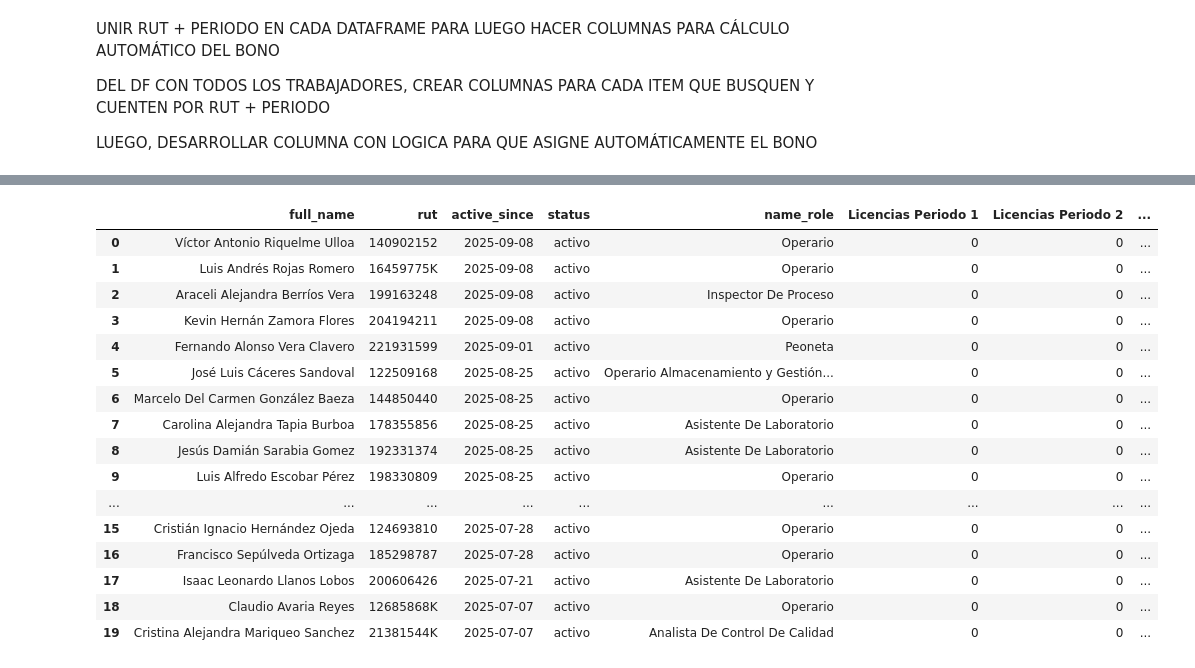
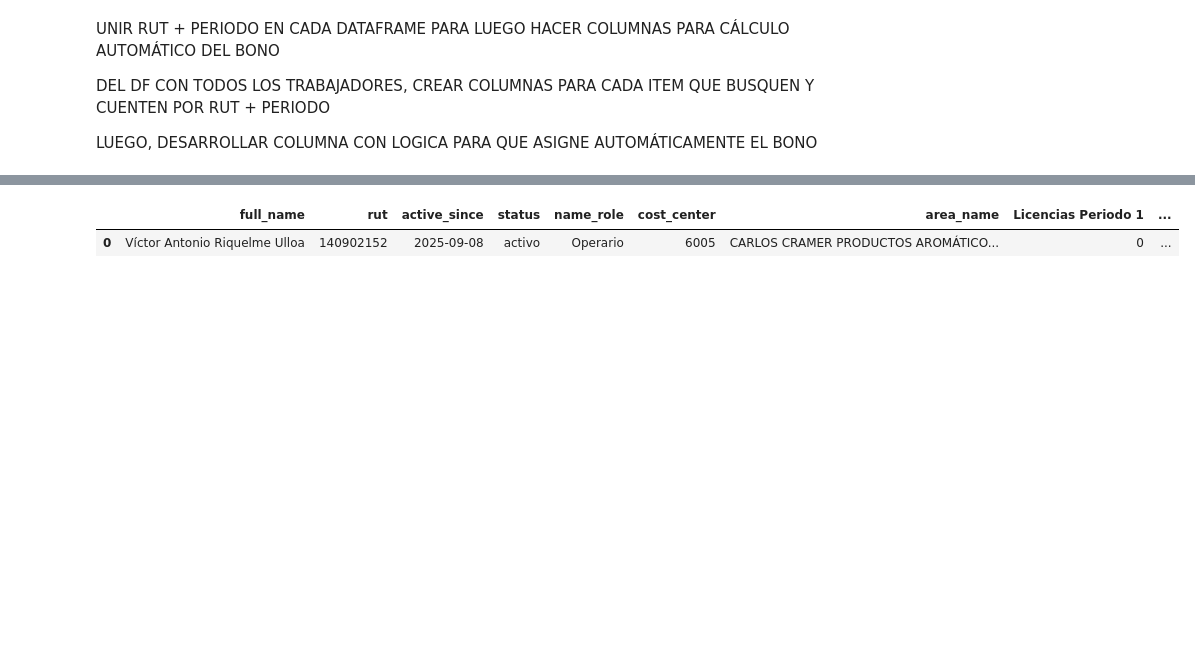
Before and after one commit to bgacitua/contenedor_cramer, a Jupyter notebook: Scripts de Python/Script Bono Asistencia/script_bono_asistencia_v3_final.ipynb, the cells around one changed output, grey strips where cells are left out. Saved outputs shown, nothing was run; the diff lists cells and outputs as text; code cells hidden in the pictures; blank space fills up the shorter version.

Commit message:
Script del bono funcionando 99%. Falta reordenar el ingreso de las direcciones de los archivos para estar al 100. Pero funciona ok.

```diff
--- a/Scripts de Python/Script Bono Asistencia/script_bono_asistencia_v3_final.ipynb
+++ b/Scripts de Python/Script Bono Asistencia/script_bono_asistencia_v3_final.ipynb
@@ -590,12 +622,12 @@ display(df_atrasos_calculo.head())
 # %%
 # Convertir las columnas a formato datetime, ignorando errores y valores vacíos
-df_atrasos_calculo['horaProgramadaInicio'] = pd.to_datetime(df_atrasos_calculo['horaProgramadaInicio'], errors='coerce')
+df_atrasos_calculo['horaInicio'] = pd.to_datetime(df_atrasos_calculo['horaInicio'], errors='coerce')
 df_atrasos_calculo['HoraInicioMarcaReloj'] = pd.to_datetime(df_atrasos_calculo['HoraInicioMarcaReloj'], errors='coerce')
-df_atrasos_calculo['horaProgramadaTermino'] = pd.to_datetime(df_atrasos_calculo['horaProgramadaTermino'], errors='coerce')
+df_atrasos_calculo['horaTermino'] = pd.to_datetime(df_atrasos_calculo['horaTermino'], errors='coerce')
 df_atrasos_calculo['HoraTerminoMarcaReloj'] = pd.to_datetime(df_atrasos_calculo['HoraTerminoMarcaReloj'], errors='coerce')
 
-# Calcular la diferencia de tiempo para cada fila
-df_atrasos_calculo['Diferencia'] = df_atrasos_calculo['horaProgramadaInicio'] - df_atrasos_calculo['HoraInicioMarcaReloj']
+# Calcular la diferencia de tiempo para cada fila (en formato datetime)
+df_atrasos_calculo['Diferencia'] = df_atrasos_calculo['horaInicio'] - df_atrasos_calculo['HoraInicioMarcaReloj']
 
 # Extraer los minutos y segundos de la columna 'Diferencia'
 df_atrasos_calculo['minutos_antes'] = df_atrasos_calculo['Diferencia'].dt.total_seconds() / 60
@@ -609,9 +650,10 @@ df_atrasos_calculo = df_atrasos_calculo[df_atrasos_calculo['PuestoIntegracion_tr
 print(f"Filas originales: {df_atrasos_calculo.shape[0]}")
 print(f"Filas después del filtro: {df_atrasos_calculo.shape[0]}")
 
-horas_filtradas = df_atrasos_calculo[['nombreCompleto', 'rut', 'PuestoIntegracion_trabajador', 'fecha', 'horaProgramadaInicio', 'HoraInicioMarcaReloj', 'minutos_antes', 'nombreTipoAusencia']]
+columnas_finales = ['nombreCompleto', 'rut', 'PuestoIntegracion_trabajador', 'Centrocosto_trabajador', 'fecha', 'horaInicio', 'HoraInicioMarcaReloj', 'minutos_antes', 'segundos_antes', 'nombreTipoAusencia']
+df_atrasos_calculo_filtrado = df_atrasos_calculo[columnas_finales]
 permisos_aux = [' ']
-horas_permisos_filtrados = horas_filtradas[horas_filtradas['nombreTipoAusencia'].isin(permisos_aux)]
+horas_permisos_filtrados = df_atrasos_calculo_filtrado[df_atrasos_calculo_filtrado['nombreTipoAusencia'].isin(permisos_aux)]
 
 horas_permisos_exportar = horas_permisos_filtrados[horas_permisos_filtrados['minutos_antes'] < -10]
 
@@ -623,7 +665,7 @@ horas_permisos_exportar['periodo'] = horas_permisos_exportar['fecha'].apply(
     )
 )
 
-agrupado_permisos_exportar = horas_permisos_exportar.groupby(['nombreCompleto', 'rut', 'PuestoIntegracion_trabajador','periodo']).agg({
+agrupado_permisos_exportar = horas_permisos_exportar.groupby(['nombreCompleto', 'rut', 'PuestoIntegracion_trabajador','periodo', 'Centrocosto_trabajador']).agg({
     'minutos_antes': 'count',
     'fecha': ['min', 'max']
 }).reset_index()
@@ -758,7 +727,7 @@ df_marcas_filtrado = df_marcas_filtrado.rename(columns={'Rut': 'rut'})
 #Concatenar rut + columna de periodo para hacer merge único
 horas_permisos_exportar['Busqueda'] = horas_permisos_exportar['rut'].astype(str).str.upper() + '_' + horas_permisos_exportar['periodo'].astype(str)
 columnas_ordenadas_horas_exportar = ['Busqueda', 'nombreCompleto', 'rut', 'PuestoIntegracion_trabajador', 'fecha',
-                                    'horaProgramadaInicio', 'HoraInicioMarcaReloj', 'minutos_antes',
+                                    'horaInicio', 'HoraInicioMarcaReloj', 'minutos_antes',
                                     'nombreTipoAusencia', 'periodo']
 horas_permisos_exportar = horas_permisos_exportar[columnas_ordenadas_horas_exportar]
 horas_permisos_exportar = horas_permisos_exportar[horas_permisos_exportar['minutos_antes'] < -10]
@@ -827,8 +780,8 @@ array(['Licencia', 'Permiso', 'Inasistencia'], dtype=object)
 | 958 | 158929724_Periodo 1_Licencia | Licencia | 2025-08-11 | 07:50:00 | 07:50:00 |  | ... |
 | 959 | 158929724_Periodo 1_Licencia | Licencia | 2025-08-12 | 07:50:00 | 07:50:00 |  | ... |
 # %%
-df_marcas_filtrado['Busqueda'] = df_marcas_filtrado['Rut'].astype(str).str.upper() + '_' + df_marcas_filtrado['Periodo'].astype(str)
-columnas_ordenadas_marcas = ['Busqueda','Rut', 'Nombre', 'Unidad', 'Puesto', 'Fecha', 'Tipo de turno',
+df_marcas_filtrado['Busqueda'] = df_marcas_filtrado['rut'].astype(str).str.upper() + '_' + df_marcas_filtrado['Periodo'].astype(str)
+columnas_ordenadas_marcas = ['Busqueda','rut', 'Nombre', 'Unidad', 'Puesto', 'Fecha', 'Tipo de turno',
                             'Entrada programada', 'Salida programada', 'Marca de entrada',
                             'Marca de salida', 'Motivo marca de entrada',
                             'Comentario marca de entrada', 'Motivo marca de salida',
@@ -873,52 +826,37 @@ cuenta_inasistencias_p1 = df_atrasos_filtrado_permisos['Busqueda'].value_counts(
 cuenta_inasistencias_p2 = df_atrasos_filtrado_permisos['Busqueda'].value_counts()
 
 df_resultado['Licencias Periodo 1'] = df_resultado['Busqueda Licencia 1'].map(cuenta_licencias_p1).fillna(0).astype(int)
 df_resultado['Licencias Periodo 2'] = df_resultado['Busqueda Licencia 2'].map(cuenta_licencias_p2).fillna(0).astype(int)
 df_resultado['Permisos Periodo 1'] = df_resultado['Busqueda Permiso 1'].map(cuenta_permisos_p1).fillna(0).astype(int)
 df_resultado['Permisos Periodo 2'] = df_resultado['Busqueda Permiso 2'].map(cuenta_permisos_p2).fillna(0).astype(int)
 df_resultado['Inasistencias Periodo 1'] = df_resultado['Busqueda Inasistencia 1'].map(cuenta_inasistencias_p1).fillna(0).astype(int)
 df_resultado['Inasistencias Periodo 2'] = df_resultado['Busqueda Inasistencia 2'].map(cuenta_inasistencias_p2).fillna(0).astype(int)
 
 #Busqueda de atrasos
 cuenta_atrasos_p1 = horas_permisos_exportar['Busqueda'].value_counts()
 cuenta_atrasos_p2 = horas_permisos_exportar['Busqueda'].value_counts()
 df_resultado['Atrasos Periodo 1'] = df_resultado['Busqueda General 1'].map(cuenta_atrasos_p1).fillna(0).astype(int)
 df_resultado['Atrasos Periodo 2'] = df_resultado['Busqueda General 2'].map(cuenta_atrasos_p2).fillna(0).astype(int)
 
 #Busqueda de olvido de marcas
 cuenta_olvido_marcas_p1 = df_marcas_filtrado['Busqueda'].value_counts()
 cuenta_olvido_marcas_p2 = df_marcas_filtrado['Busqueda'].value_counts()
 df_resultado['Olvido Marca Periodo 1'] = df_resultado['Busqueda General 1'].map(cuenta_olvido_marcas_p1).fillna(0).astype(int)
 df_resultado['Olvido Marca Periodo 2'] = df_resultado['Busqueda General 2'].map(cuenta_olvido_marcas_p2).fillna(0).astype(int)
 
 #display(df_resultado[df_resultado['Licencias Periodo 1'] > 0])
 
 #Aplanar columnas
-columnas_reordenadas_df_resultado = ['full_name', 'rut', 'active_since', 'status', 'name_role', 'Licencias Periodo 1',
+columnas_reordenadas_df_resultado = ['full_name', 'rut', 'active_since', 'status', 'name_role', 'cost_center', 'area_name', 'Licencias Periodo 1',
                                     'Licencias Periodo 2', 'Permisos Periodo 1', 'Permisos Periodo 2', 'Inasistencias Periodo 1',
                                     'Inasistencias Periodo 2', 'Atrasos Periodo 1', 'Atrasos Periodo 2',
                                     'Olvido Marca Periodo 1', 'Olvido Marca Periodo 2']
 
 df_final = df_resultado[columnas_reordenadas_df_resultado]
-display(df_final.head(20))
+display(df_final.head(1))
 # %% [output]
-|  | full_name | rut | active_since | status | name_role | Licencias Periodo 1 | Licencias Periodo 2 | ... |
-| 0 | Víctor Antonio Riquelme Ulloa | 140902152 | 2025-09-08 | activo | Operario | 0 | 0 | ... |
-| 1 | Luis Andrés Rojas Romero | 16459775K | 2025-09-08 | activo | Operario | 0 | 0 | ... |
-| 2 | Araceli Alejandra Berríos Vera | 199163248 | 2025-09-08 | activo | Inspector De Proceso | 0 | 0 | ... |
-| 3 | Kevin Hernán Zamora Flores | 204194211 | 2025-09-08 | activo | Operario | 0 | 0 | ... |
-| 4 | Fernando Alonso Vera Clavero | 221931599 | 2025-09-01 | activo | Peoneta | 0 | 0 | ... |
-| 5 | José Luis Cáceres Sandoval | 122509168 | 2025-08-25 | activo | Operario Almacenamiento y Gestión... | 0 | 0 | ... |
-| 6 | Marcelo Del Carmen González Baeza | 144850440 | 2025-08-25 | activo | Operario | 0 | 0 | ... |
-| 7 | Carolina Alejandra Tapia Burboa | 178355856 | 2025-08-25 | activo | Asistente De Laboratorio | 0 | 0 | ... |
-| 8 | Jesús Damián Sarabia Gomez | 192331374 | 2025-08-25 | activo | Asistente De Laboratorio | 0 | 0 | ... |
-| 9 | Luis Alfredo Escobar Pérez | 198330809 | 2025-08-25 | activo | Operario | 0 | 0 | ... |
-| ... | ... | ... | ... | ... | ... | ... | ... | ... |
-| 15 | Cristián Ignacio Hernández Ojeda | 124693810 | 2025-07-28 | activo | Operario | 0 | 0 | ... |
-| 16 | Francisco Sepúlveda Ortizaga | 185298787 | 2025-07-28 | activo | Operario | 0 | 0 | ... |
-| 17 | Isaac Leonardo Llanos Lobos | 200606426 | 2025-07-21 | activo | Asistente De Laboratorio | 0 | 0 | ... |
-| 18 | Claudio Avaria Reyes | 12685868K | 2025-07-07 | activo | Operario | 0 | 0 | ... |
-| 19 | Cristina Alejandra Mariqueo Sanchez | 21381544K | 2025-07-07 | activo | Analista De Control De Calidad | 0 | 0 | ... |
+|  | full_name | rut | active_since | status | name_role | cost_center | area_name | Licencias Periodo 1 | ... |
+| 0 | Víctor Antonio Riquelme Ulloa | 140902152 | 2025-09-08 | activo | Operario | 6005 | CARLOS CRAMER PRODUCTOS AROMÁTICO... | 0 | ... |
 # %%
 df_resultado.columns
 # %% [output]
```
Also changed, not shown: parts of 26 cells of this notebook, 7 other files.
